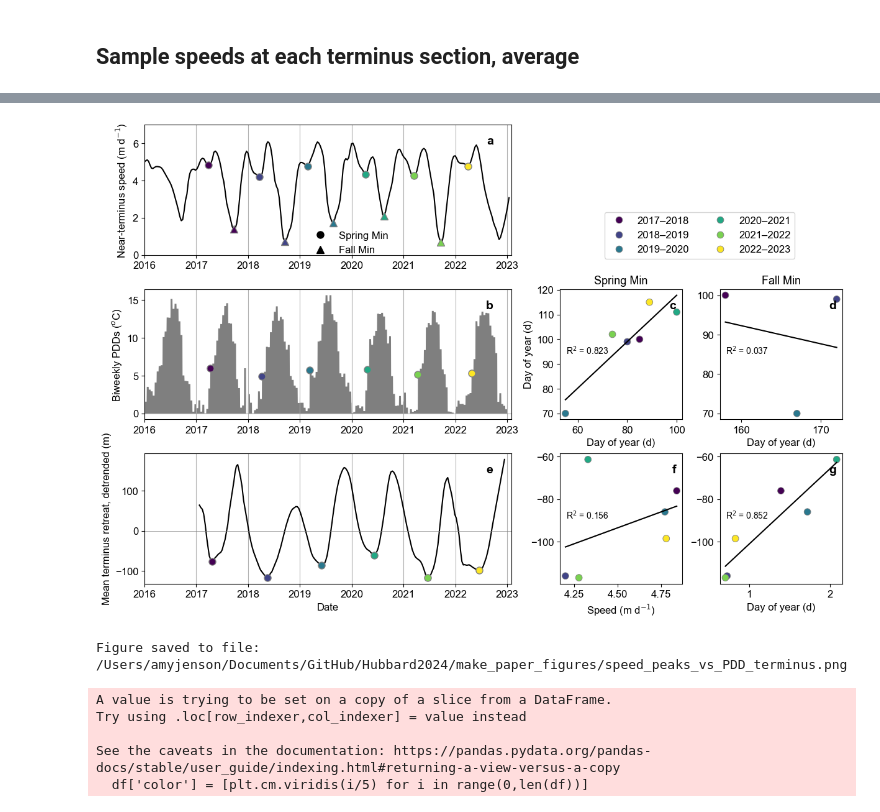
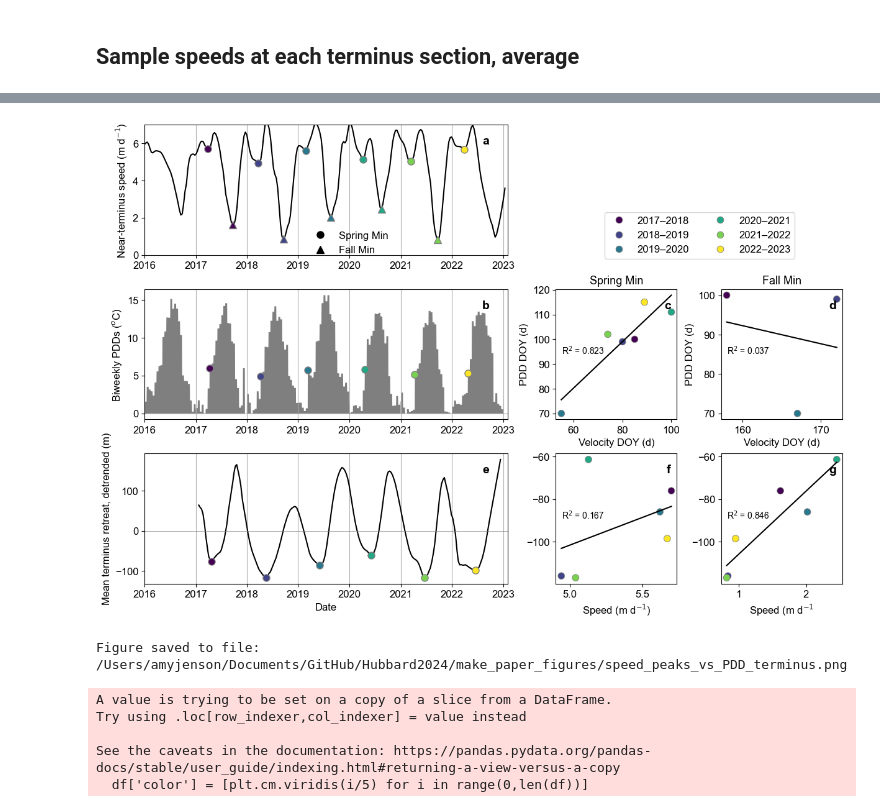
Before and after one commit to pohlan/Hubbard2024, a Jupyter notebook: make_paper_figures/speed_peaks_vs_weather_terminus_AJ.ipynb, the cells around one changed output, grey strips where cells are left out. Saved outputs shown, nothing was run; the diff lists cells and outputs as text; code cells hidden in the pictures.

```diff
--- a/make_paper_figures/speed_peaks_vs_weather_terminus_AJ.ipynb
+++ b/make_paper_figures/speed_peaks_vs_weather_terminus_AJ.ipynb
@@ -47,7 +47,7 @@ print('Weather loaded')
 term_sect_fn = os.path.join(data_path, 'data', 'terminus_sections.gpkg')
 term_sect = gpd.read_file(term_sect_fn)
 term_sect = term_sect.to_crs(crs)
-#term_sect = term_sect[term_sect['section'].isin(['section_B1', 'section_B2', 'section_C', 'section_D', 'section_E'])].reset_index(drop=True)
+term_sect = term_sect[term_sect['section'].isin(['section_A', 'section_B1', 'section_B2', 'section_C', 'section_D'])].reset_index(drop=True)
 
 print('Terminus sections loaded')
 
@@ -1085,7 +1084,7 @@ peaks_merged = (v_mins[['fake_year', 'color', 'Mean', 'day_of_year_vmin']].merge
     pdd_peaks[['fake_year', 'color', 'day_of_year_PDD', 'biweekly_PDD']].merge(
     term_peaks[['fake_year', 'Mean_retreat_detrended_m']].merge(
         v_summer_peaks[['fake_year', 'Mean', 'day_of_year_vsum']].merge(
-            v_winter_peaks[['fake_year', 'Mean']], on='fake_year', how='outer', suffixes=['_summer_peak', '_winter_peak', '_vmin']),
+            v_winter_peaks[['fake_year', 'Mean']], on='fake_year', how='outer', suffixes=['_summer_peak', '_winter_peak']),
         on='fake_year', how='outer'),
     on='fake_year', how='outer')))
 
@@ -1202,8 +1207,11 @@ sns.scatterplot(data=peaks_merged, x='day_of_year_vsum', y='day_of_year_PDD', hu
 Xpred, ypred, score = linear_fit(peaks_merged[['day_of_year_vsum', 'day_of_year_PDD']])
 ax[1,1].plot(Xpred, ypred, '-k')
 plot_score(ax[1,1], score)
-ax[1,1].set_xlabel('Day of year (d)')
-ax[1,1].set_ylabel('Day of year (d)')
+# ax[1,1].set_xlabel('Day of year (d)')
+# ax[1,1].set_ylabel('Day of year (d)')
+ax[1,1].set_xlabel('Velocity DOY (d)')
+ax[1,1].set_ylabel('PDD DOY (d)')
+
 ax[1,1].set_title('Spring Min', fontsize=fontsize+1)
 
 # Add legend for years
@@ -1221,7 +1229,8 @@ plot_score(ax[1,2], score)
 ax[1,2].set_xlabel('')
 ax[1,2].set_ylabel('')
 ax[1,2].set_title('Fall Min', fontsize=fontsize+1)
-ax[1,2].set_xlabel('Day of year (d)')
+ax[1,2].set_xlabel('Velocity DOY (d)')
+ax[1,2].set_ylabel('PDD DOY (d)')
 
 # Terminus - Fall
 sns.scatterplot(data=peaks_merged, x='Mean', y='Mean_retreat_detrended_m', hue='fake_year',
@@ -1230,41 +1239,41 @@ Xpred, ypred, score = linear_fit(peaks_merged[['Mean', 'Mean_retreat_detrended_m
 ax[2,2].plot(Xpred, ypred, '-k')
 plot_score(ax[2,2], score)
 ax[2,2].set_ylabel('')
-ax[2,2].set_xlabel('Day of year (d)')
+ax[2,2].set_xlabel('Speed (m d$^{-1}$')
 
 # Terminus - Spring
 sns.scatterplot(data=peaks_merged, x='Mean_summer_peak', y='Mean_retreat_detrended_m', hue='fake_year',
                 palette=dict(peaks_merged[['fake_year', 'color']].values), s=60, edgecolor='gray', legend=False, ax=ax[2,1])
 Xpred, ypred, score = linear_fit(peaks_merged[['Mean_summer_peak', 'Mean_retreat_detrended_m']])
 ax[2,1].plot(Xpred, ypred, '-k')
 plot_score(ax[2,1], score)
 ax[2,1].set_ylabel('')
 ax[2,1].set_xlabel('Speed (m d$^{-1}$)')
 
 # Add panel labels
 def plot_panel_label(axis, label):
     axis.text(0.95, 0.85, label, transform=axis.transAxes,
               ha='right', fontweight='bold', fontsize=fontsize+2)
     return
 labels = ['a', 'b', 'c', 'd', 'e', 'f', 'g']
 for axis, label in list(zip([ax[0,0],
                              ax[1,0], ax[1,1], ax[1,2],
                              ax[2,0], ax[2,1], ax[2,2]], labels)):
     plot_panel_label(axis, label)
 
 # Remove unused axes
 ax[0,1].remove()
 ax[0,2].remove()
 
 # fig.tight_layout()
 plt.show()
 
 # Save figure
 fig_fn = os.path.join(out_path, 'speed_peaks_vs_PDD_terminus.png')
 fig.savefig(fig_fn, dpi=300, bbox_inches='tight')
 print('Figure saved to file:', fig_fn)
 # %% [output]
-[figure, old version]
+[figure, new version]
 Figure saved to file: /Users/amyjenson/Documents/GitHub/Hubbard2024/make_paper_figures/speed_peaks_vs_PDD_terminus.png
 # %%
 ## Calculate annual peaks
```
Also changed, not shown: parts of 10 cells of this notebook, 2 other files.
